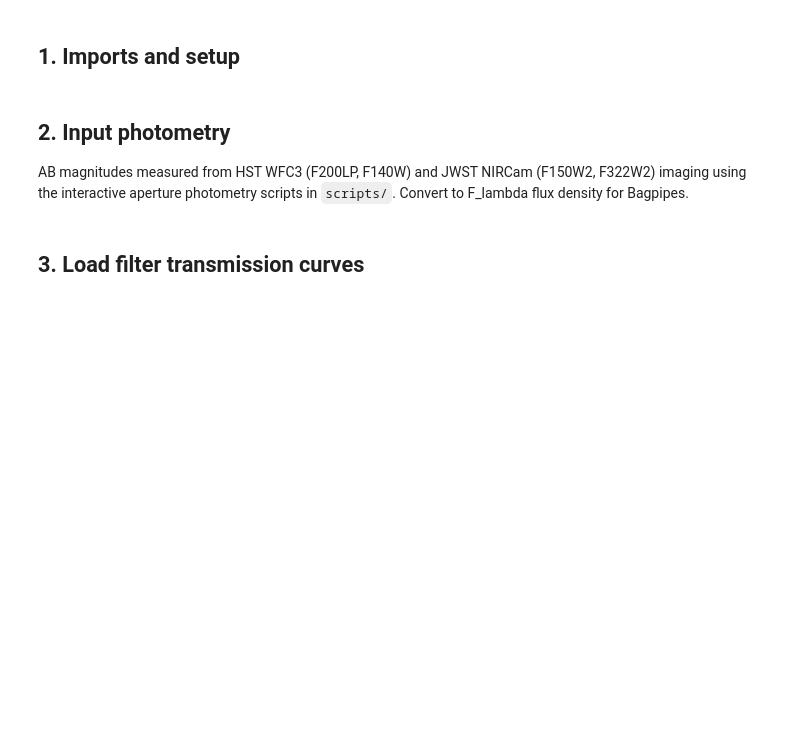
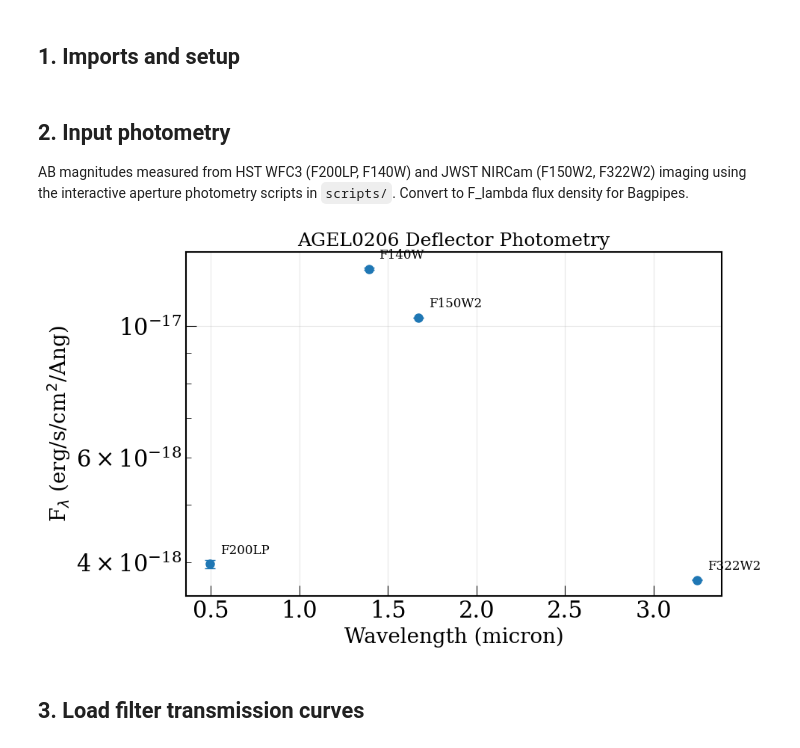
Before and after one commit to rodelcr/AGEL0206_kinematics_and_photometry, a Jupyter notebook: notebooks/02_streamlined_Bagpipes_SED.ipynb, the cells around one changed output. Saved outputs shown, nothing was run; the diff lists cells and outputs as text; code cells hidden in the pictures; blank space fills up the shorter version.

```diff
--- a/notebooks/02_streamlined_Bagpipes_SED.ipynb
+++ b/notebooks/02_streamlined_Bagpipes_SED.ipynb
@@ -47,35 +47,39 @@ abmags = np.array([22.6126, 19.1335, 18.9425, 18.6042]) * u.ABmag
 abmag_errors = np.array([0.0172, 0.0044, 0.0005, 0.0003]) * u.ABmag
 filter_names = ['F200LP', 'F140W', 'F150W2', 'F322W2']
 pivot_wavelengths = np.array([4971.9, 13923, 16720, 32470]) * u.AA
 
 # Convert AB magnitudes to F_lambda flux density
 fnu_units = u.erg / u.s / u.Hz / u.cm**2
 flam_units = u.erg / (u.s * u.cm**2 * u.AA)
 
 fluxes_nu = abmags.to(fnu_units)
 fluxes_lambda = (fluxes_nu * (c / pivot_wavelengths**2)).to(flam_units)
 
 # Propagate magnitude errors to flux errors (asymmetric in flux space)
-fnu_err_upper = ((abmags - abmag_errors).to(fnu_units)) - fluxes_nu
-fnu_err_lower = fluxes_nu - ((abmags + abmag_errors).to(fnu_units))
+# Note: must use .value * u.ABmag to re-attach unit after subtraction,
+# because astropy treats (ABmag - ABmag) as dimensionless
+fnu_err_upper = ((abmags - abmag_errors).value * u.ABmag).to(fnu_units) - fluxes_nu
+fnu_err_lower = fluxes_nu - ((abmags + abmag_errors).value * u.ABmag).to(fnu_units)
 flam_err_upper = (fnu_err_upper * (c / pivot_wavelengths**2)).to(flam_units)
 flam_err_lower = (fnu_err_lower * (c / pivot_wavelengths**2)).to(flam_units)
 fluxes_lambda_error = np.maximum(flam_err_upper, flam_err_lower)
 
 # Plot the SED
 plt.figure(figsize=(10, 6))
 plt.errorbar(pivot_wavelengths.to(u.micron).value, fluxes_lambda.value,
              yerr=fluxes_lambda_error.value, fmt='o', capsize=5, markersize=8)
 for i, name in enumerate(filter_names):
     plt.annotate(name, (pivot_wavelengths.to(u.micron).value[i], fluxes_lambda.value[i]),
                  textcoords="offset points", xytext=(10, 10), fontsize=12)
 plt.yscale('log')
 plt.xlabel('Wavelength (micron)')
 plt.ylabel(r'F$_\lambda$ (erg/s/cm$^2$/Ang)')
 plt.title('AGEL0206 Deflector Photometry')
 plt.grid(True, alpha=0.3)
 plt.tight_layout()
 plt.show()
+# %% [output]
+[figure, added]
 # %% [markdown]
 ## 3. Load filter transmission curves
 # %%
```
Also changed, not shown: parts of 8 cells of this notebook, 36 other files.
